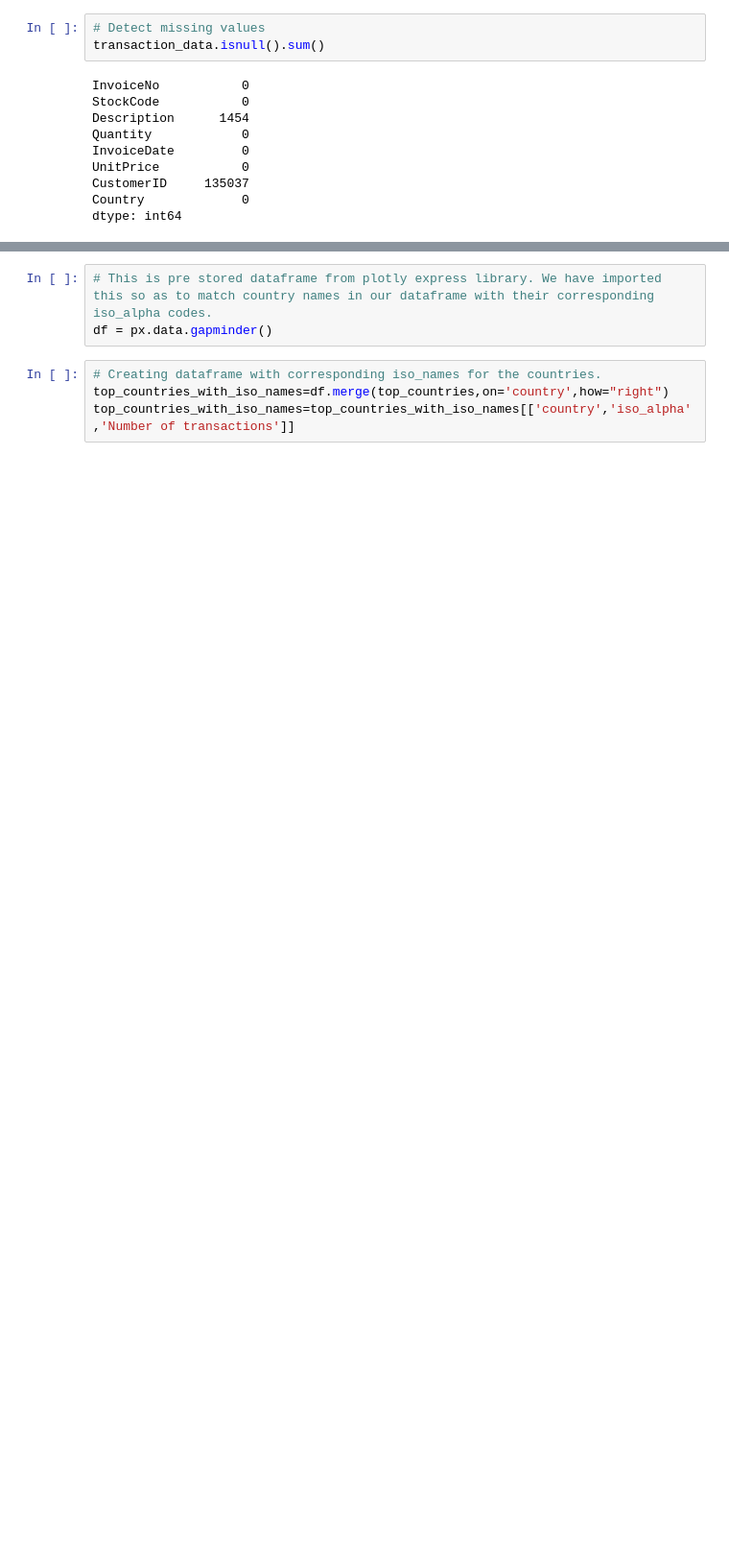
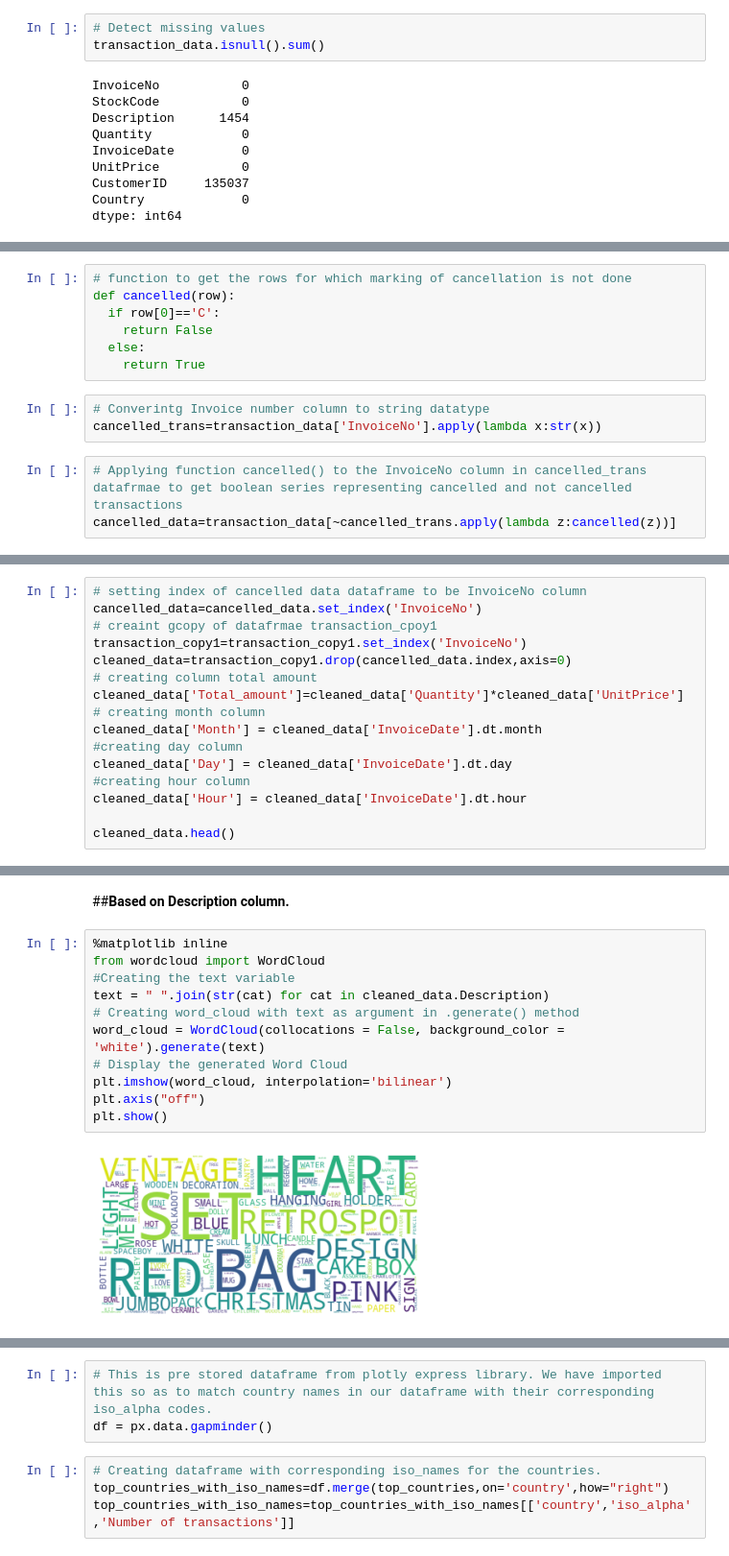
Before and after one commit to omkar123katare/Capstone_4_Netflicks_movies_and_TV_shoes_clustering, a Jupyter notebook: Online_Retail_Customer_Segmentation_Capstone_Project.ipynb, the cells around one changed output, grey strips where cells are left out. Shown at 96% size. Drawn from its saved outputs; the diff is of its cells as text; blank space fills up the shorter version.

Commit message:
Hypothesis based EDA update

```diff
--- a/Online_Retail_Customer_Segmentation_Capstone_Project.ipynb
+++ b/Online_Retail_Customer_Segmentation_Capstone_Project.ipynb
@@ -493,0 +613,13 @@ top_countries=pd.DataFrame(transaction_data['Country'].value_counts()).reset_ind
+# %%
+# function to get the rows for which marking of cancellation is not done
+def cancelled(row):
+  if row[0]=='C':
+    return False
+  else:
+    return True
+# %%
+# Converintg Invoice number column to string datatype
+cancelled_trans=transaction_data['InvoiceNo'].apply(lambda x:str(x))
+# %%
+# Applying function cancelled() to the InvoiceNo column in cancelled_trans datafrmae to get boolean series representing cancelled and not cancelled transactions
+cancelled_data=transaction_data[~cancelled_trans.apply(lambda z:cancelled(z))]
@@ -493,0 +704,16 @@ top_countries=pd.DataFrame(transaction_data['Country'].value_counts()).reset_ind
+# %%
+# setting index of cancelled data dataframe to be InvoiceNo column
+cancelled_data=cancelled_data.set_index('InvoiceNo')
+# creaint gcopy of datafrmae transaction_cpoy1
+transaction_copy1=transaction_copy1.set_index('InvoiceNo')
+cleaned_data=transaction_copy1.drop(cancelled_data.index,axis=0)
+# creating column total amount
+cleaned_data['Total_amount']=cleaned_data['Quantity']*cleaned_data['UnitPrice']
+# creating month column
+cleaned_data['Month'] = cleaned_data['InvoiceDate'].dt.month
+#creating day column
+cleaned_data['Day'] = cleaned_data['InvoiceDate'].dt.day
+#creating hour column
+cleaned_data['Hour'] = cleaned_data['InvoiceDate'].dt.hour
+
+cleaned_data.head()
@@ -493,0 +755,15 @@ top_countries=pd.DataFrame(transaction_data['Country'].value_counts()).reset_ind
+# %% [markdown]
+##**Based on Description column.**
+# %%
+%matplotlib inline
+from wordcloud import WordCloud
+#Creating the text variable
+text = " ".join(str(cat) for cat in cleaned_data.Description)
+# Creating word_cloud with text as argument in .generate() method
+word_cloud = WordCloud(collocations = False, background_color = 'white').generate(text)
+# Display the generated Word Cloud
+plt.imshow(word_cloud, interpolation='bilinear')
+plt.axis("off")
+plt.show()
+# %% [output]
+[figure, added]
```
Also changed, not shown: parts of 185 cells of this notebook.
